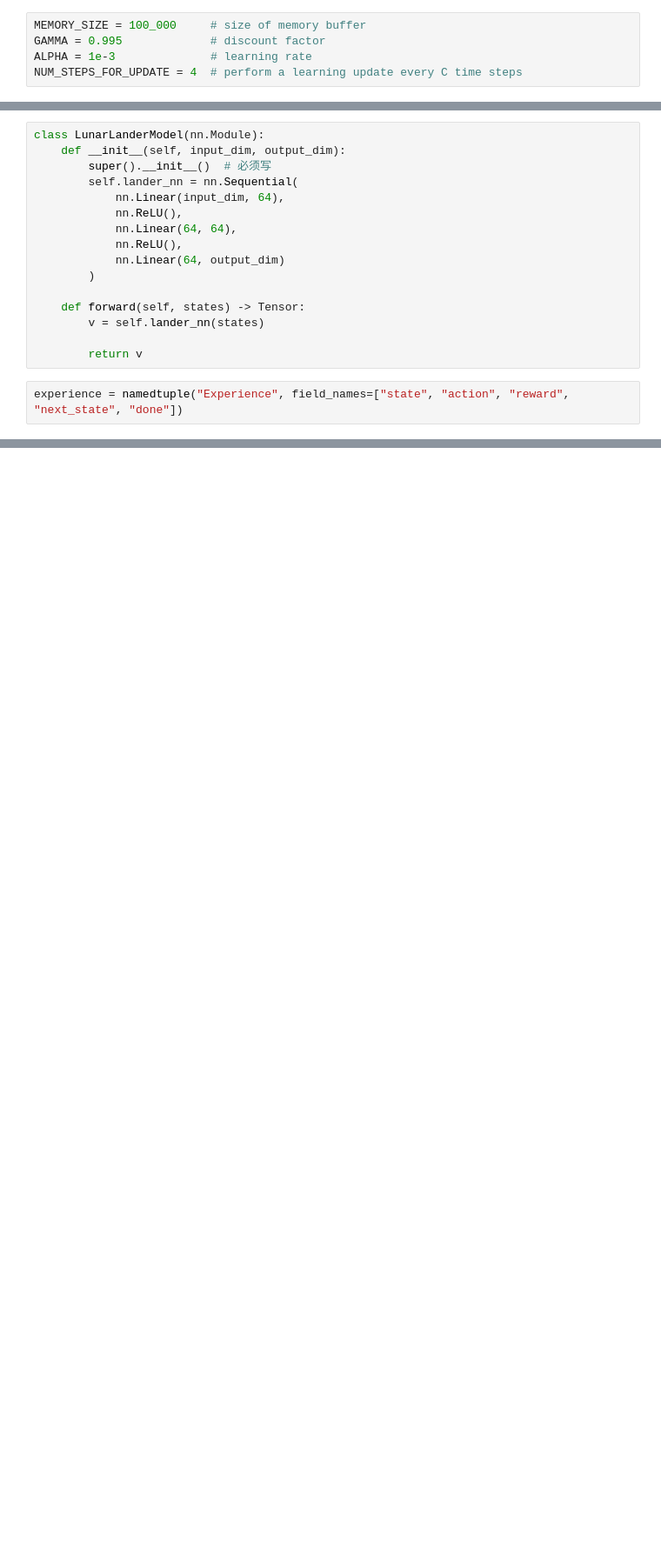
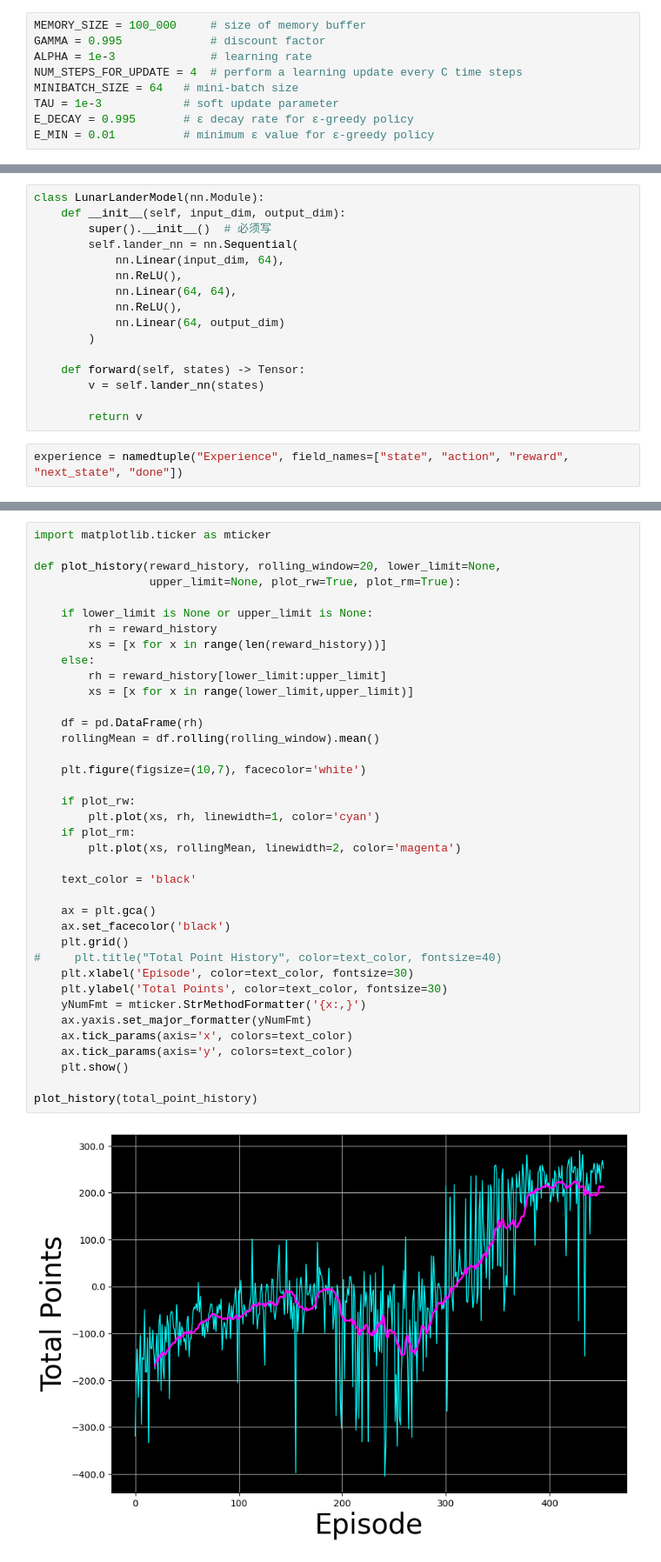
Before and after one commit to flybug/machine-learning-lab, a Jupyter notebook: deep_q_learning-lunar_lander.ipynb, the cells around one changed output, grey strips where cells are left out. Shown at 87% size. Cells and saved outputs as stored; diff of their text form; blank space fills up the shorter version.

```diff
--- a/deep_q_learning-lunar_lander.ipynb
+++ b/deep_q_learning-lunar_lander.ipynb
@@ -38,6 +79,10 @@ MEMORY_SIZE = 100_000     # size of memory buffer
 GAMMA = 0.995             # discount factor
 ALPHA = 1e-3              # learning rate
 NUM_STEPS_FOR_UPDATE = 4  # perform a learning update every C time steps
+MINIBATCH_SIZE = 64   # mini-batch size
+TAU = 1e-3            # soft update parameter
+E_DECAY = 0.995       # ε decay rate for ε-greedy policy
+E_MIN = 0.01          # minimum ε value for ε-greedy policy
 # %%
 env = gym.make("LunarLander-v3", render_mode="rgb_array")
 env.reset()
@@ -216,0 +318,40 @@ optimizer = optim.Adam(q_model.parameters(), ALPHA)
+# %%
+import matplotlib.ticker as mticker
+
+def plot_history(reward_history, rolling_window=20, lower_limit=None,
+                 upper_limit=None, plot_rw=True, plot_rm=True):
+
+    if lower_limit is None or upper_limit is None:
+        rh = reward_history
+        xs = [x for x in range(len(reward_history))]
+    else:
+        rh = reward_history[lower_limit:upper_limit]
+        xs = [x for x in range(lower_limit,upper_limit)]
+
+    df = pd.DataFrame(rh)
+    rollingMean = df.rolling(rolling_window).mean()
+
+    plt.figure(figsize=(10,7), facecolor='white')
+
+    if plot_rw:
+        plt.plot(xs, rh, linewidth=1, color='cyan')
+    if plot_rm:
+        plt.plot(xs, rollingMean, linewidth=2, color='magenta')
+
+    text_color = 'black'
+
+    ax = plt.gca()
+    ax.set_facecolor('black')
+    plt.grid()
+#     plt.title("Total Point History", color=text_color, fontsize=40)
+    plt.xlabel('Episode', color=text_color, fontsize=30)
+    plt.ylabel('Total Points', color=text_color, fontsize=30)
+    yNumFmt = mticker.StrMethodFormatter('{x:,}')
+    ax.yaxis.set_major_formatter(yNumFmt)
+    ax.tick_params(axis='x', colors=text_color)
+    ax.tick_params(axis='y', colors=text_color)
+    plt.show()
+
+plot_history(total_point_history)
+# %% [output]
+[figure, added]
```
Also changed, not shown: parts of 9 cells of this notebook, 4 other files.
